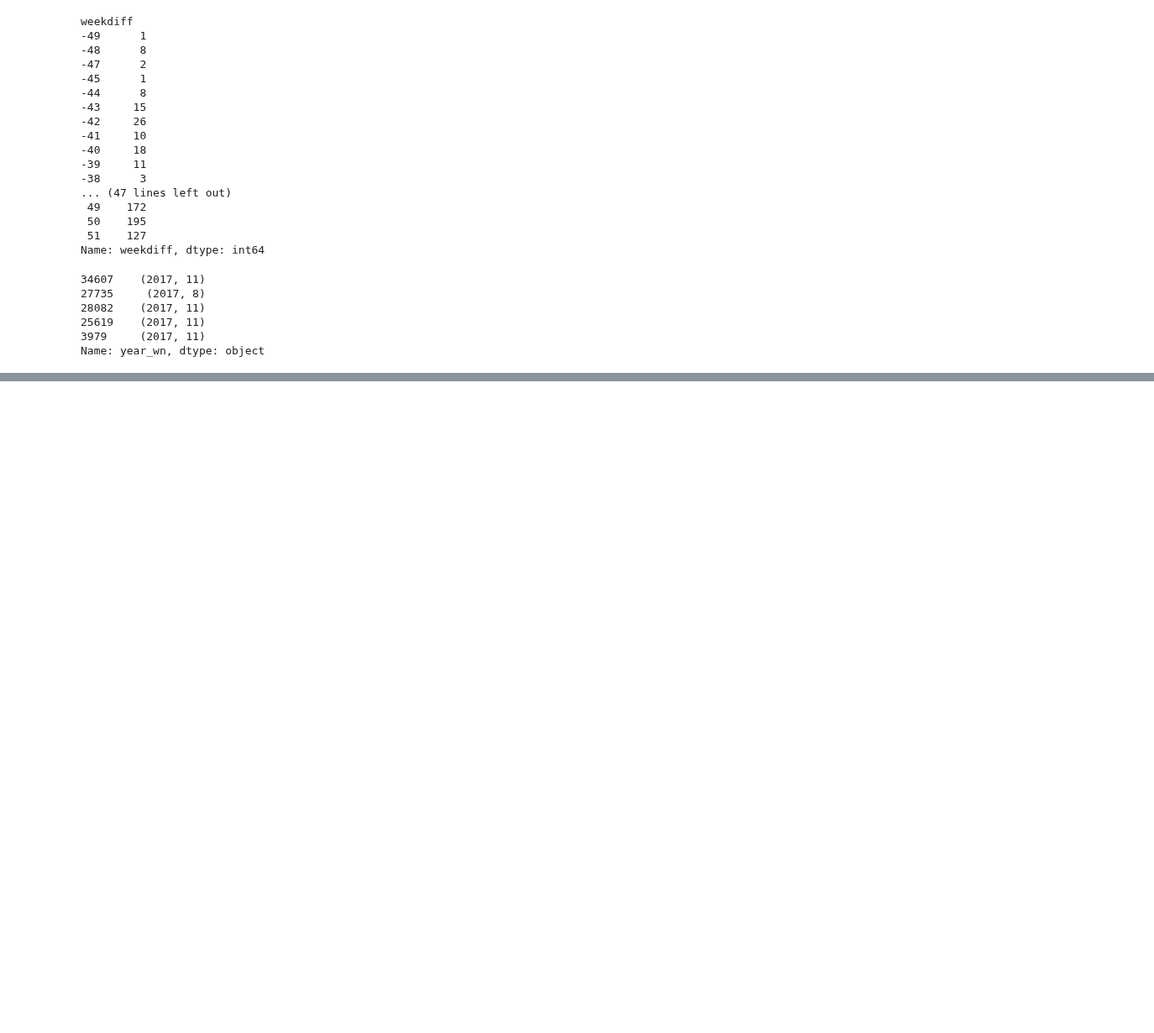
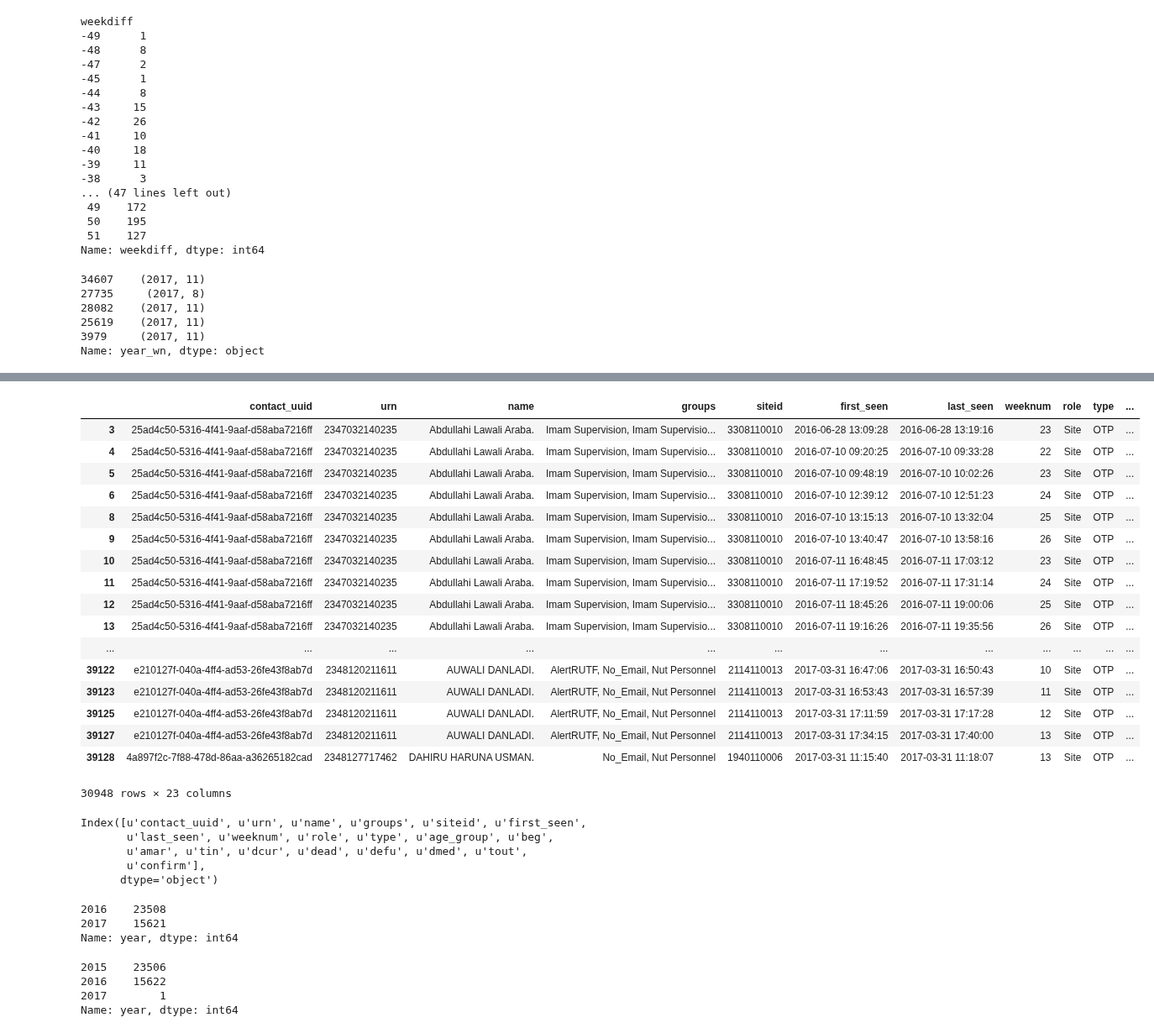
Before and after one commit to RobertJohnston/IMAM, a Jupyter notebook: Reporting Rate.ipynb, the cells around one changed output, grey strips where cells are left out. Shown at 84% size. Cells and saved outputs as stored; diff of their text form; code cells hidden in the pictures; blank space fills up the shorter version.

Commit message:
refactoring for data cleaning

```diff
--- a/Reporting Rate.ipynb
+++ b/Reporting Rate.ipynb
@@ -689,0 +705,62 @@ Name: year_wn, dtype: object
+# %%
+data = pd.ExcelFile('/home/robert/Downloads/pro.xlsx').parse('Runs')
+# %%
+df_raw = data
+
+# df_raw = data.copy()
+# %%
+rename_cols(df_raw)
+merge_in_and_outpatients(df_raw)
+
+columnsTitles = ['contact_uuid',
+                 'urn',
+                 'name',
+                 'groups',
+                 'siteid',
+                 'first_seen',
+                 'last_seen',
+                 'weeknum',
+                 'role',
+                 'type',
+                 'age_group',
+                 'beg',
+                 'amar',
+                 'tin',
+                 'dcur',
+                 'dead',
+                 'defu',
+                 'dmed',
+                 'tout',
+                 'confirm']
+
+df = df_raw.reindex(columns=columnsTitles)
+
+ # Data cleaning and preparation
+generic_cleaning(df)
+# %% [output]
+|  | contact_uuid | urn | name | groups | siteid | first_seen | last_seen | weeknum | role | type | ... |
+| 3 | 25ad4c50-5316-4f41-9aaf-d58aba7216ff | 2347032140235 | Abdullahi Lawali Araba. | Imam Supervision, Imam Supervisio... | 3308110010 | 2016-06-28 13:09:28 | 2016-06-28 13:19:16 | 23 | Site | OTP | ... |
+| 4 | 25ad4c50-5316-4f41-9aaf-d58aba7216ff | 2347032140235 | Abdullahi Lawali Araba. | Imam Supervision, Imam Supervisio... | 3308110010 | 2016-07-10 09:20:25 | 2016-07-10 09:33:28 | 22 | Site | OTP | ... |
+| 5 | 25ad4c50-5316-4f41-9aaf-d58aba7216ff | 2347032140235 | Abdullahi Lawali Araba. | Imam Supervision, Imam Supervisio... | 3308110010 | 2016-07-10 09:48:19 | 2016-07-10 10:02:26 | 23 | Site | OTP | ... |
+| 6 | 25ad4c50-5316-4f41-9aaf-d58aba7216ff | 2347032140235 | Abdullahi Lawali Araba. | Imam Supervision, Imam Supervisio... | 3308110010 | 2016-07-10 12:39:12 | 2016-07-10 12:51:23 | 24 | Site | OTP | ... |
+| 8 | 25ad4c50-5316-4f41-9aaf-d58aba7216ff | 2347032140235 | Abdullahi Lawali Araba. | Imam Supervision, Imam Supervisio... | 3308110010 | 2016-07-10 13:15:13 | 2016-07-10 13:32:04 | 25 | Site | OTP | ... |
+| 9 | 25ad4c50-5316-4f41-9aaf-d58aba7216ff | 2347032140235 | Abdullahi Lawali Araba. | Imam Supervision, Imam Supervisio... | 3308110010 | 2016-07-10 13:40:47 | 2016-07-10 13:58:16 | 26 | Site | OTP | ... |
+| 10 | 25ad4c50-5316-4f41-9aaf-d58aba7216ff | 2347032140235 | Abdullahi Lawali Araba. | Imam Supervision, Imam Supervisio... | 3308110010 | 2016-07-11 16:48:45 | 2016-07-11 17:03:12 | 23 | Site | OTP | ... |
+| 11 | 25ad4c50-5316-4f41-9aaf-d58aba7216ff | 2347032140235 | Abdullahi Lawali Araba. | Imam Supervision, Imam Supervisio... | 3308110010 | 2016-07-11 17:19:52 | 2016-07-11 17:31:14 | 24 | Site | OTP | ... |
+| 12 | 25ad4c50-5316-4f41-9aaf-d58aba7216ff | 2347032140235 | Abdullahi Lawali Araba. | Imam Supervision, Imam Supervisio... | 3308110010 | 2016-07-11 18:45:26 | 2016-07-11 19:00:06 | 25 | Site | OTP | ... |
+| 13 | 25ad4c50-5316-4f41-9aaf-d58aba7216ff | 2347032140235 | Abdullahi Lawali Araba. | Imam Supervision, Imam Supervisio... | 3308110010 | 2016-07-11 19:16:26 | 2016-07-11 19:35:56 | 26 | Site | OTP | ... |
+| ... | ... | ... | ... | ... | ... | ... | ... | ... | ... | ... | ... |
+| 39122 | e210127f-040a-4ff4-ad53-26fe43f8ab7d | 2348120211611 | AUWALI DANLADI. | AlertRUTF, No_Email, Nut Personnel | 2114110013 | 2017-03-31 16:47:06 | 2017-03-31 16:50:43 | 10 | Site | OTP | ... |
+| 39123 | e210127f-040a-4ff4-ad53-26fe43f8ab7d | 2348120211611 | AUWALI DANLADI. | AlertRUTF, No_Email, Nut Personnel | 2114110013 | 2017-03-31 16:53:43 | 2017-03-31 16:57:39 | 11 | Site | OTP | ... |
+| 39125 | e210127f-040a-4ff4-ad53-26fe43f8ab7d | 2348120211611 | AUWALI DANLADI. | AlertRUTF, No_Email, Nut Personnel | 2114110013 | 2017-03-31 17:11:59 | 2017-03-31 17:17:28 | 12 | Site | OTP | ... |
+| 39127 | e210127f-040a-4ff4-ad53-26fe43f8ab7d | 2348120211611 | AUWALI DANLADI. | AlertRUTF, No_Email, Nut Personnel | 2114110013 | 2017-03-31 17:34:15 | 2017-03-31 17:40:00 | 13 | Site | OTP | ... |
+| 39128 | 4a897f2c-7f88-478d-86aa-a36265182cad | 2348127717462 | DAHIRU HARUNA USMAN. | No_Email, Nut Personnel | 1940110006 | 2017-03-31 11:15:40 | 2017-03-31 11:18:07 | 13 | Site | OTP | ... |
+30948 rows × 23 columns
+# %%
+df.keys()
+# %% [output]
+Index([u'contact_uuid', u'urn', u'name', u'groups', u'siteid', u'first_seen',
+       u'last_seen', u'weeknum', u'role', u'type', u'age_group', u'beg',
+       u'amar', u'tin', u'dcur', u'dead', u'defu', u'dmed', u'tout',
+       u'confirm'],
+      dtype='object')
@@ -689,0 +770,7 @@ Name: year_wn, dtype: object
+# %%
+df['year'].value_counts()
+# Years are correct
+# %% [output]
+2016    23508
+2017    15621
+Name: year, dtype: int64
@@ -689,0 +782,8 @@ Name: year_wn, dtype: object
+# %%
+# Table of number of counts of year over weeknum
+df['year'].value_counts()
+# %% [output]
+2015    23506
+2016    15622
+2017        1
+Name: year, dtype: int64
```
Also changed, not shown: parts of 19 cells of this notebook, 8 other files.
